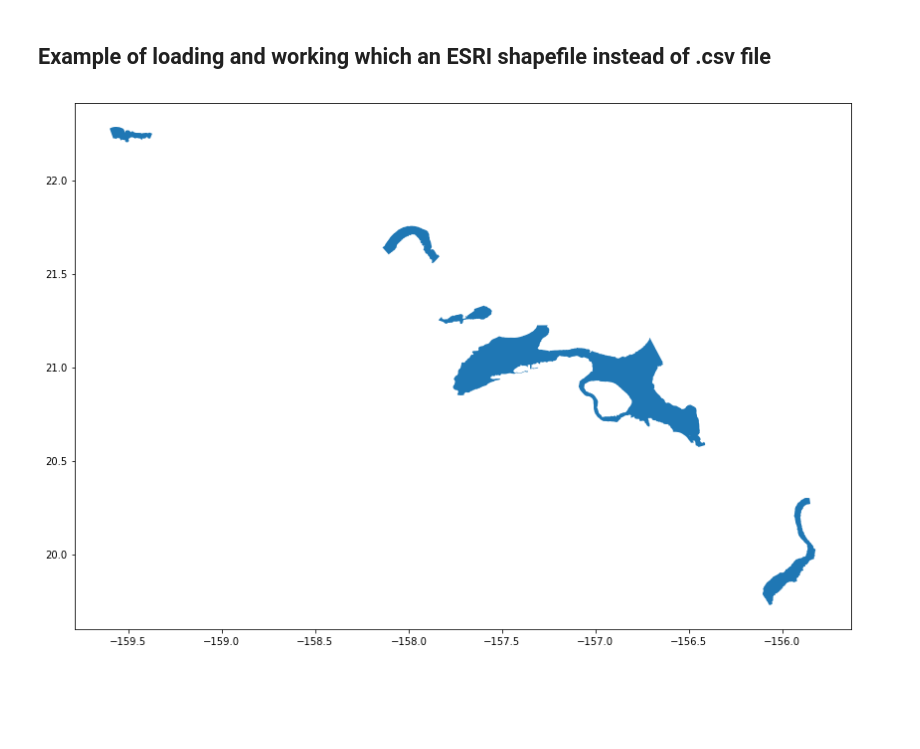
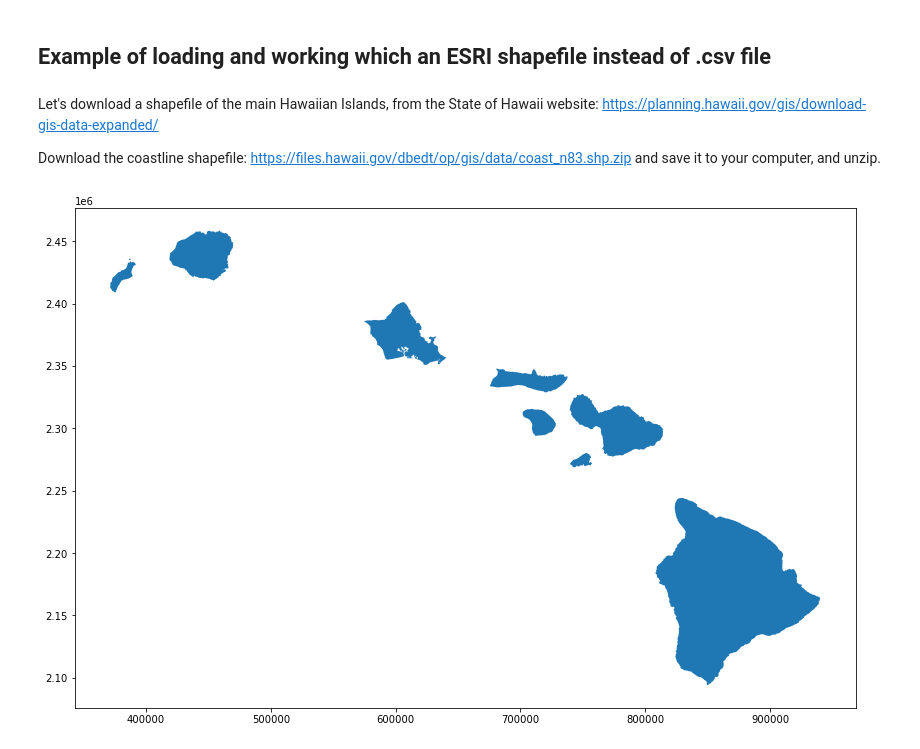
Before and after one commit to oceanwatch/python-satellite-course, a Jupyter notebook: OW_tutorial3.ipynb, the cells around one changed output. Cells and saved outputs as stored; diff of their text form; code cells hidden in the pictures; blank space fills up the shorter version.

```diff
--- a/OW_tutorial3.ipynb
+++ b/OW_tutorial3.ipynb
@@ -148,18 +163,22 @@ Text(0.5,1,'SST - April 2019')
 # %% [markdown]
 ## Example of loading and working which an ESRI shapefile instead of .csv file
+# %% [markdown]
+Let's download a shapefile of the main Hawaiian Islands, from the State of Hawaii website: https://planning.hawaii.gov/gis/download-gis-data-expanded/
+
+Download the coastline shapefile: https://files.hawaii.gov/dbedt/op/gis/data/coast_n83.shp.zip
+and save it to your computer, and unzip.
 # %%
 from shapely.geometry import Point, Polygon
 # %%
 import geopandas as gpd
-import descartes
 from matplotlib import pyplot as plt
-fp='C:\VM_Shared_Directory\OceanWatch\indicators\Monument\pmnm_Expanded_py_Albers\PMNM_py_files\hihwnms_py.shp'
+fp='coast_n83.shp/coast_n83.shp'
 data = gpd.read_file(fp)
 
 data.plot(figsize=(14, 10))
 plt.show()
 # %% [output]
-[figure, old version]
+[figure, new version]
 # %%
 data
 # %% [output]
```
Also changed, not shown: parts of 15 cells of this notebook.
